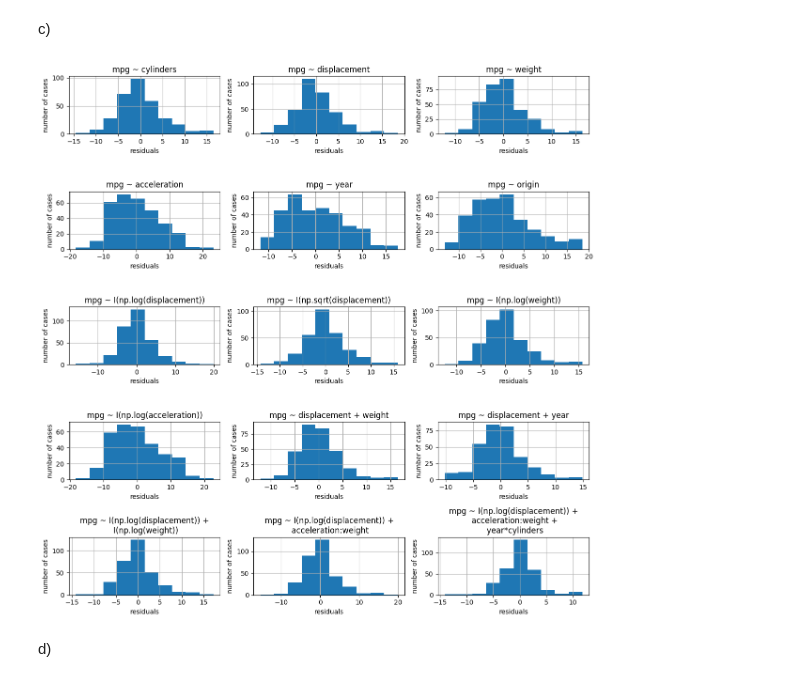
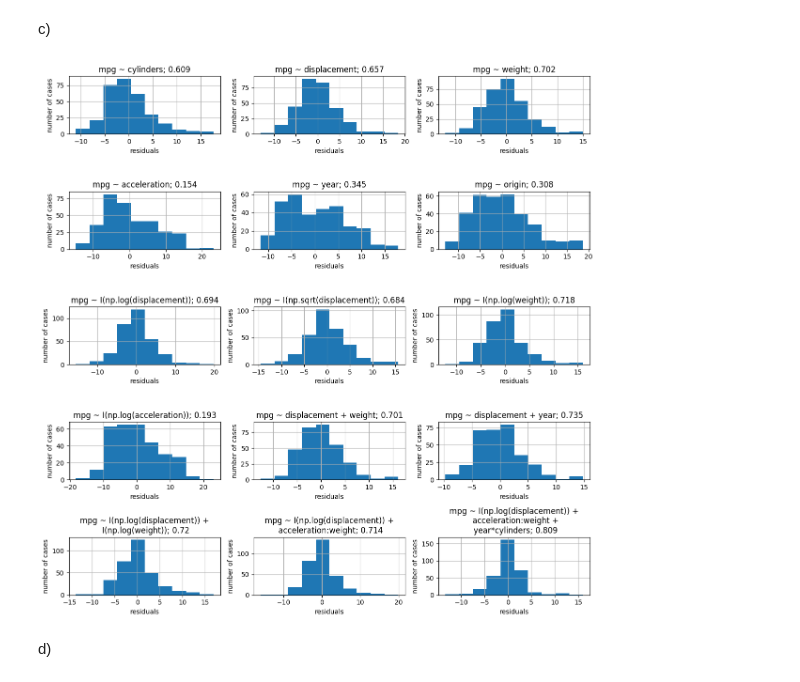
Before and after one commit to pucikplay/DM, a Jupyter notebook: L3/ex10.ipynb, the cells around one changed output. Cells and saved outputs as stored; diff of their text form; code cells hidden in the pictures.

```diff
--- a/L3/ex10.ipynb
+++ b/L3/ex10.ipynb
@@ -15,7 +15,7 @@ df = df.replace('?', np.nan)
 df = df.ffill()
 print(df.head())
 # indicate which columns should be treated as categorical
-df_cat = df.astype({'origin': 'category'})
+df_cat = df.astype({'origin': 'category', 'horsepower': 'int64'})
 df_cat.dtypes
 # %% [output]
     mpg  cylinders  displacement horsepower  weight  acceleration  year
@@ -142,40 +129,39 @@ def myLinReg(model_formula, df, printMSE = False):
     if(printMSE==True):
         y_valid_pred = result.predict(X_valid)
         print(f'MSE_Test: {metrics.mean_squared_error(y_valid, y_valid_pred)}\n')
 
     # Retrun fitted model summary
     return result
 
 models = [
     'mpg ~ cylinders',
     'mpg ~ displacement',
     'mpg ~ weight',
     'mpg ~ acceleration',
     'mpg ~ year',
     'mpg ~ origin',
     'mpg ~ I(np.log(displacement))',
     'mpg ~ I(np.sqrt(displacement))',
     'mpg ~ I(np.log(weight))',
     'mpg ~ I(np.log(acceleration))',
     'mpg ~ displacement + weight',
     'mpg ~ displacement + year',
     'mpg ~ I(np.log(displacement)) +\n I(np.log(weight))',
     'mpg ~ I(np.log(displacement)) +\n acceleration:weight',
-    'mpg ~ I(np.log(displacement)) +\n acceleration:weight +\n year*cylinders',
+    'mpg ~ I(np.log(displacement)) +\n acceleration:weight +\n year*cylinders'
 ]
 
 # Verify that residuals follow normal distribiution and look for outliers
 fig = plt.figure(figsize=(12, 12))
-i=1
-for model in models:
-    fig.add_subplot(5, 3, i)
-    ax = myLinReg(model,df).resid.hist()
+for i,model in enumerate(models):
+    fig.add_subplot(5, 3, i+1)
+    result_i = myLinReg(model,df)
+    ax = result_i.resid.hist()
     ax.set_xlabel("residuals")
     ax.set_ylabel("number of cases")
-    ax.set_title(models[i-1])
+    ax.set_title(f'{models[i]}; {round(result_i.rsquared,3)}')
     plt.tight_layout()
-    i=i+1
 # %% [output]
-[figure, old version]
+[figure, new version]
 # %% [markdown]
 d)
```
Also changed, not shown: parts of 3 cells of this notebook.
